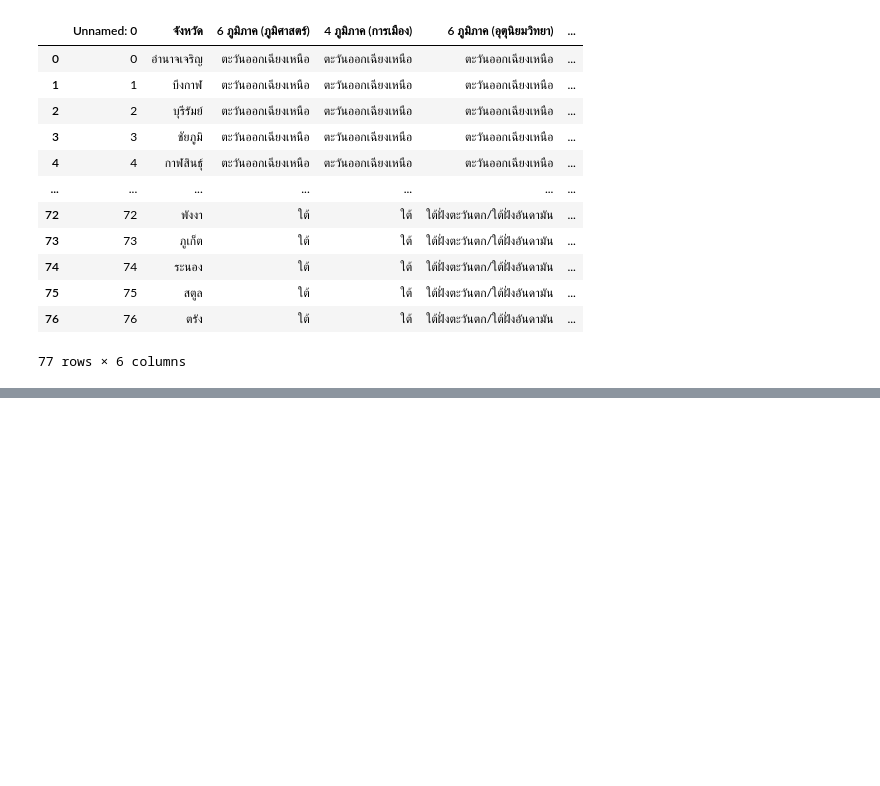
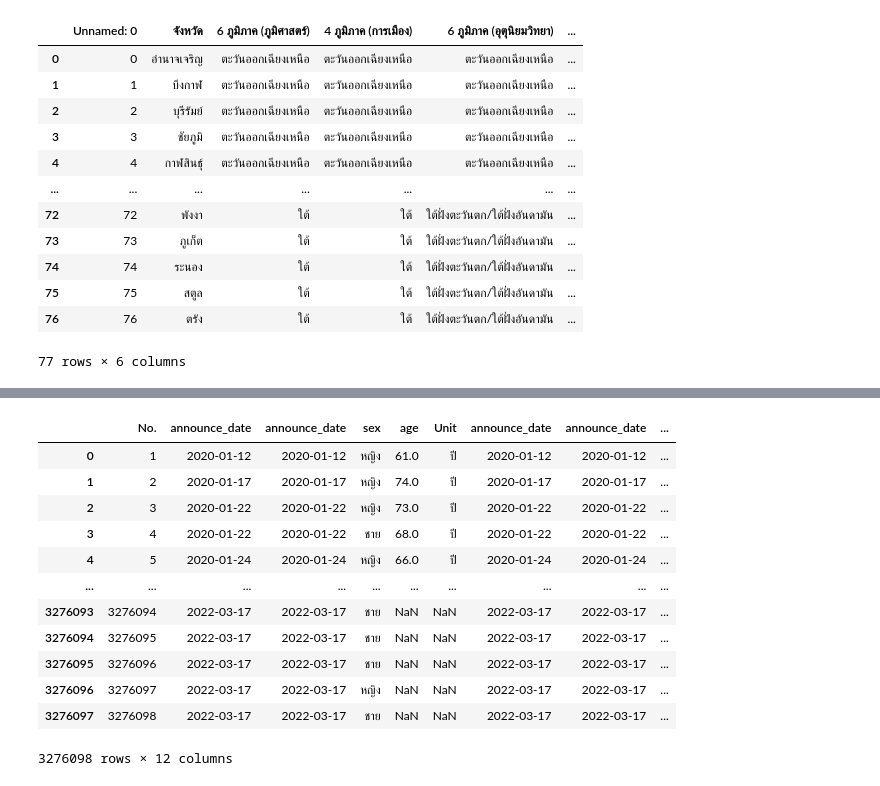
Before and after one commit to Jittiya/data_viz_2022, a Jupyter notebook: Project.ipynb, the cells around one changed output, grey strips where cells are left out. Saved outputs shown, nothing was run; the diff lists cells and outputs as text; code cells hidden in the pictures; blank space fills up the shorter version.

```diff
--- a/Project.ipynb
+++ b/Project.ipynb
@@ -198,0 +217,17 @@ data6
+# %%
+data_merged3 = data_merged2[['No.','announce_date','sex','age','Unit','announce_date','province_of_isolation','risk','จังหวัด','6 ภูมิภาค (ภูมิศาสตร์)']]
+data_merged3
+# %% [output]
+|  | No. | announce_date | announce_date | sex | age | Unit | announce_date | announce_date | ... |
+| 0 | 1 | 2020-01-12 | 2020-01-12 | หญิง | 61.0 | ปี | 2020-01-12 | 2020-01-12 | ... |
+| 1 | 2 | 2020-01-17 | 2020-01-17 | หญิง | 74.0 | ปี | 2020-01-17 | 2020-01-17 | ... |
+| 2 | 3 | 2020-01-22 | 2020-01-22 | หญิง | 73.0 | ปี | 2020-01-22 | 2020-01-22 | ... |
+| 3 | 4 | 2020-01-22 | 2020-01-22 | ชาย | 68.0 | ปี | 2020-01-22 | 2020-01-22 | ... |
+| 4 | 5 | 2020-01-24 | 2020-01-24 | หญิง | 66.0 | ปี | 2020-01-24 | 2020-01-24 | ... |
+| ... | ... | ... | ... | ... | ... | ... | ... | ... | ... |
+| 3276093 | 3276094 | 2022-03-17 | 2022-03-17 | ชาย | NaN | NaN | 2022-03-17 | 2022-03-17 | ... |
+| 3276094 | 3276095 | 2022-03-17 | 2022-03-17 | ชาย | NaN | NaN | 2022-03-17 | 2022-03-17 | ... |
+| 3276095 | 3276096 | 2022-03-17 | 2022-03-17 | ชาย | NaN | NaN | 2022-03-17 | 2022-03-17 | ... |
+| 3276096 | 3276097 | 2022-03-17 | 2022-03-17 | หญิง | NaN | NaN | 2022-03-17 | 2022-03-17 | ... |
+| 3276097 | 3276098 | 2022-03-17 | 2022-03-17 | ชาย | NaN | NaN | 2022-03-17 | 2022-03-17 | ... |
+3276098 rows × 12 columns
```
Also changed, not shown: parts of 1 cell of this notebook.
